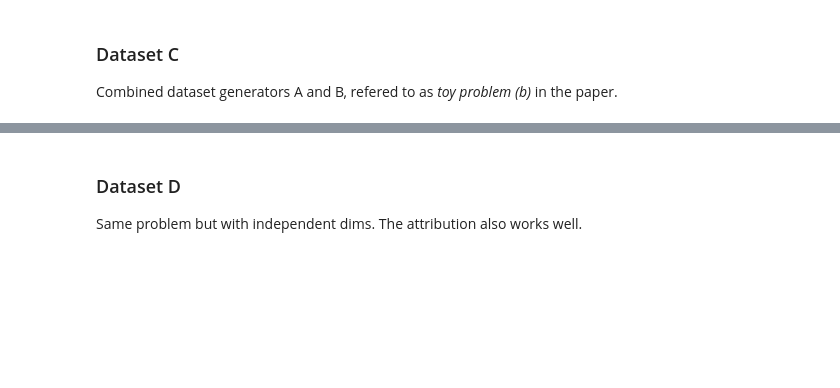
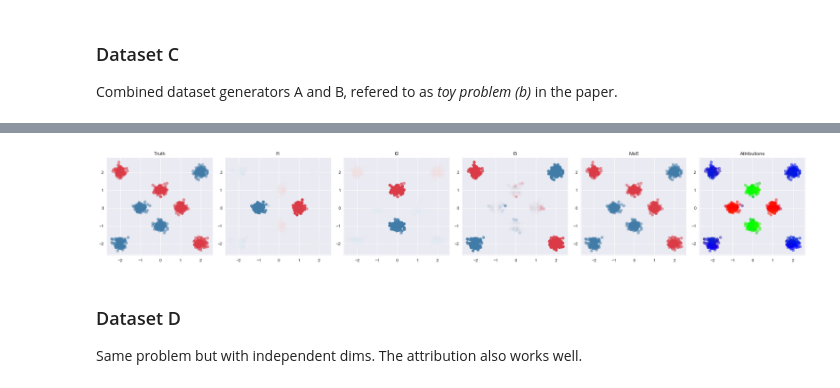
Before and after one commit to deezer/interpretable_nn_attribution, a Jupyter notebook: toy/toy_examples.ipynb, the cells around one changed output, grey strips where cells are left out. Saved outputs shown, nothing was run; the diff lists cells and outputs as text; code cells hidden in the pictures; blank space fills up the shorter version.

```diff
--- a/toy/toy_examples.ipynb
+++ b/toy/toy_examples.ipynb
@@ -347,3 +351,51 @@ plt.imshow(A.numpy().reshape((mesh_size, mesh_size, -1)), extent=[-2.5,2.5,-2.5,
+# %%
+''' Plot from the paper with alpha transparency for attribution '''
+
+def pred_to_col(q, a):
+    ''' col with alpha for confidence '''
+    p_ = []
+    for i in range(q.shape[1]):
+        q_ = g_cmap(plt.Normalize(-1, 1)(q[:,i]))
+        q_[:,3] = a[:,i]
+        # p_.append([tuple(j) for j in q_])
+        p_.append(q_)
+    return p_
+
+x, y = datagen_C(1024, noise_level = 0.25)
+p = m.predict(x)
+q = m.model_int.predict(x)
+a = get_attributions(q, m.C_residual, mode='L1')
+
+colored_pred = pred_to_col(q, a)
+
+plt.figure(figsize = (3 * 6, 3))
+plt.subplot(1,6,1)
+plt.scatter(x[:,0], x[:,1], c = y[:,0], alpha=0.5, cmap=g_cmap)
+plt.title('Truth')
+
+plt.subplot(1,6,2)
+plt.scatter(x[:,0], x[:,1], c = colored_pred[0])
+plt.title('f1')
+
+plt.subplot(1,6,3)
+plt.scatter(x[:,0], x[:,1], color = colored_pred[1])
+plt.title('f2')
+
+plt.subplot(1,6,4)
+plt.scatter(x[:,0], x[:,1], c = colored_pred[2])
+plt.title('f3')
+
+plt.subplot(1,6,5)
+plt.scatter(x[:,0], x[:,1], c = p[:,0], alpha=0.5, cmap=g_cmap)
+plt.title('MoE')
+
+plt.subplot(1,6,6)
+plt.scatter(x[:,0], x[:,1], c = a, alpha=0.5)
+plt.title('Attributions')
+
+plt.tight_layout()
+# %% [output]
+[figure, added]
 # %% [markdown]
 ### Dataset D
 
```
Also changed, not shown: parts of 9 cells of this notebook, 8 other files.
